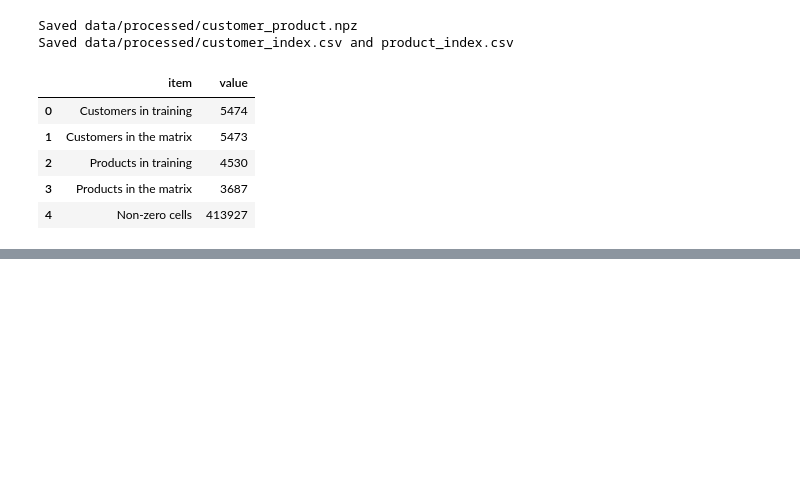
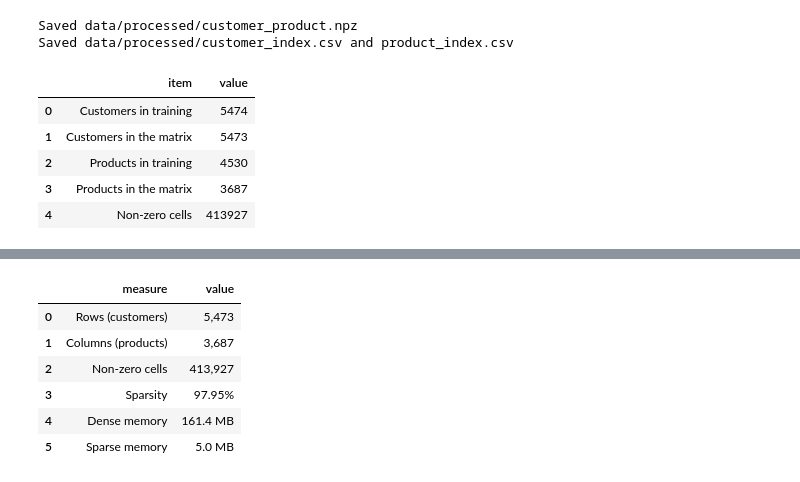
Before and after one commit to Alexander-Rees/DS5020MiniProject1, a Jupyter notebook: notebooks/data_exploration.ipynb, the cells around one changed output, grey strips where cells are left out. Cells and saved outputs as stored; diff of their text form; code cells hidden in the pictures; blank space fills up the shorter version.

```diff
--- a/notebooks/data_exploration.ipynb
+++ b/notebooks/data_exploration.ipynb
@@ -362,0 +367,33 @@ Saved data/processed/customer_index.csv and product_index.csv
+# %%
+n_cells = A.shape[0] * A.shape[1]
+dense_bytes = n_cells * A.dtype.itemsize
+sparse_bytes = A.data.nbytes + A.indices.nbytes + A.indptr.nbytes
+sparsity = 1 - A.nnz / n_cells
+
+matrix_report = pd.DataFrame({
+    "measure": [
+        "Rows (customers)",
+        "Columns (products)",
+        "Non-zero cells",
+        "Sparsity",
+        "Dense memory",
+        "Sparse memory",
+    ],
+    "value": [
+        f"{A.shape[0]:,}",
+        f"{A.shape[1]:,}",
+        f"{A.nnz:,}",
+        f"{sparsity:.2%}",
+        f"{dense_bytes / 1e6:.1f} MB",
+        f"{sparse_bytes / 1e6:.1f} MB",
+    ],
+})
+matrix_report
+# %% [output]
+|  | measure | value |
+| 0 | Rows (customers) | 5,473 |
+| 1 | Columns (products) | 3,687 |
+| 2 | Non-zero cells | 413,927 |
+| 3 | Sparsity | 97.95% |
+| 4 | Dense memory | 161.4 MB |
+| 5 | Sparse memory | 5.0 MB |
```
Also changed, not shown: parts of 5 cells of this notebook.
